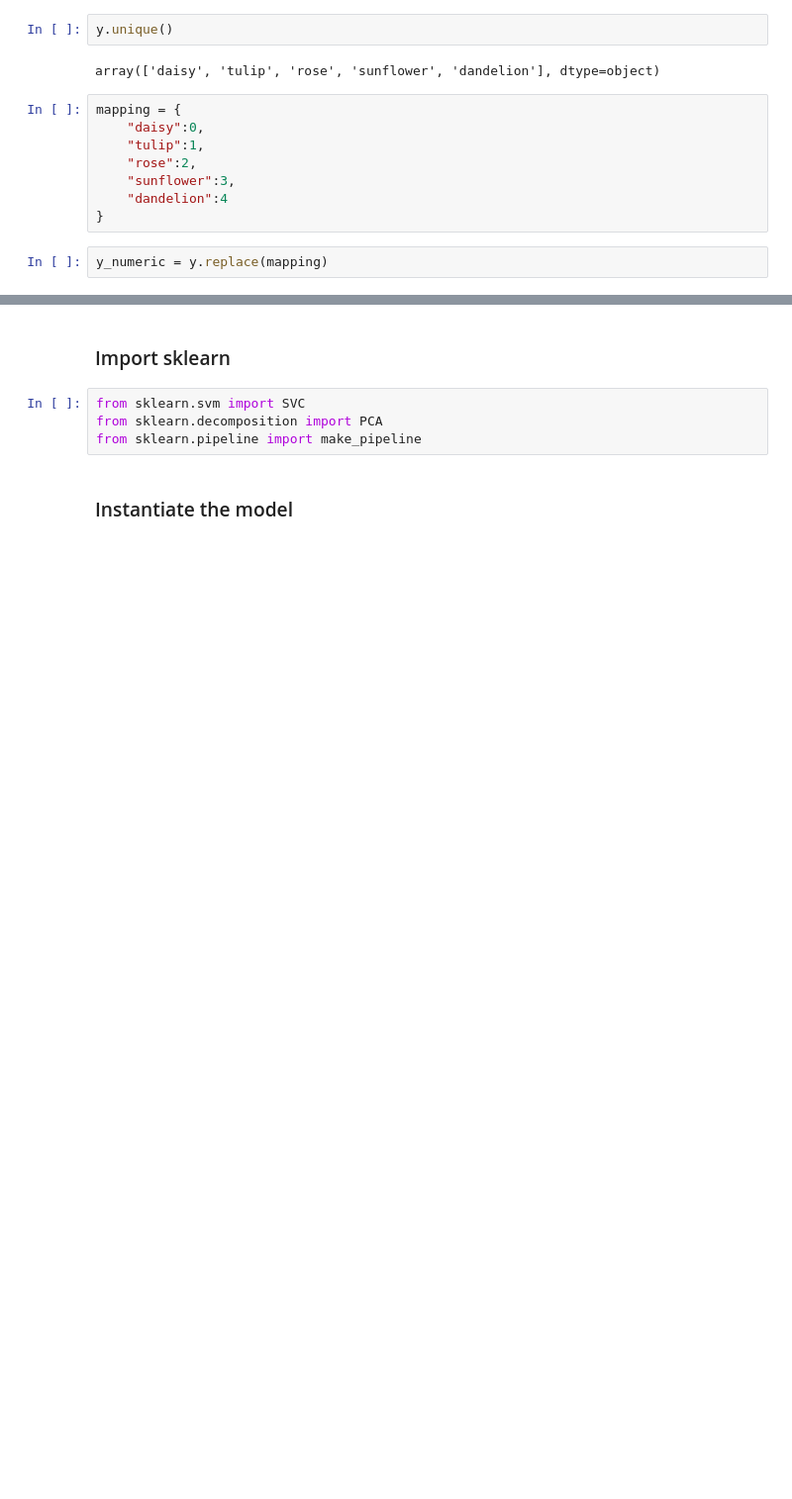
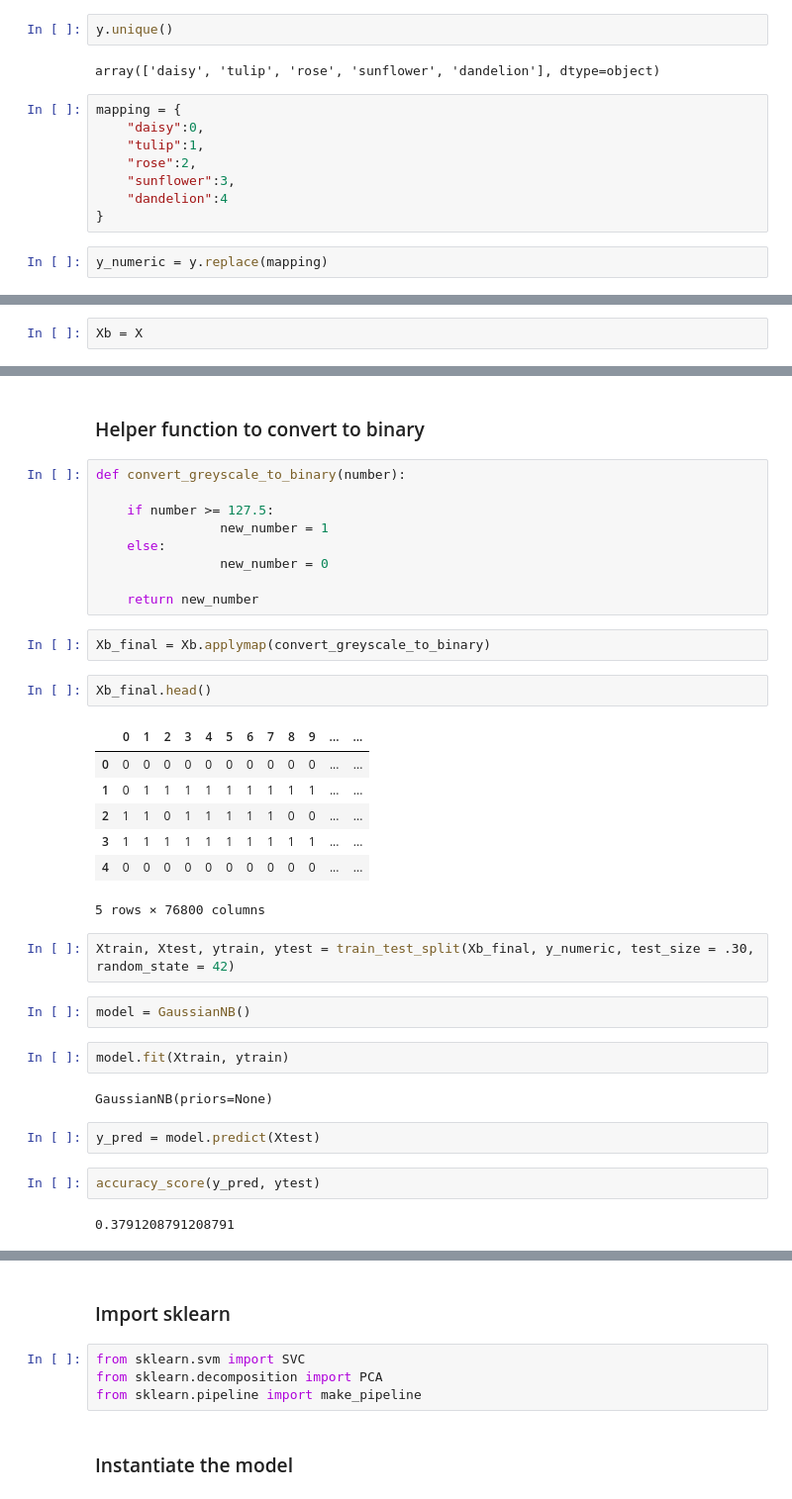
Before and after one commit to danielc92/python_nb_sklearn_support_vector_machines, a Jupyter notebook: nb_sklearn_support_vector_machines_flowers.ipynb, the cells around one changed output, grey strips where cells are left out. Shown at 99% size. Cells and saved outputs as stored; diff of their text form; blank space fills up the shorter version.

Commit message:
Added models for naive guassian bayes, improved accuracy by 10%

```diff
--- a/nb_sklearn_support_vector_machines_flowers.ipynb
+++ b/nb_sklearn_support_vector_machines_flowers.ipynb
@@ -249,0 +222,2 @@ y_numeric = y.replace(mapping)
+# %%
+Xb = X
@@ -249,0 +234,37 @@ y_numeric = y.replace(mapping)
+# %% [markdown]
+### Helper function to convert to binary
+# %%
+def convert_greyscale_to_binary(number):
+
+    if number >= 127.5:
+                new_number = 1
+    else:
+                new_number = 0
+
+    return new_number
+# %%
+Xb_final = Xb.applymap(convert_greyscale_to_binary)
+# %%
+Xb_final.head()
+# %% [output]
+|  | 0 | 1 | 2 | 3 | 4 | 5 | 6 | 7 | 8 | 9 | ... | ... |
+| 0 | 0 | 0 | 0 | 0 | 0 | 0 | 0 | 0 | 0 | 0 | ... | ... |
+| 1 | 0 | 1 | 1 | 1 | 1 | 1 | 1 | 1 | 1 | 1 | ... | ... |
+| 2 | 1 | 1 | 0 | 1 | 1 | 1 | 1 | 1 | 0 | 0 | ... | ... |
+| 3 | 1 | 1 | 1 | 1 | 1 | 1 | 1 | 1 | 1 | 1 | ... | ... |
+| 4 | 0 | 0 | 0 | 0 | 0 | 0 | 0 | 0 | 0 | 0 | ... | ... |
+5 rows × 76800 columns
+# %%
+Xtrain, Xtest, ytrain, ytest = train_test_split(Xb_final, y_numeric, test_size = .30, random_state = 42)
+# %%
+model = GaussianNB()
+# %%
+model.fit(Xtrain, ytrain)
+# %% [output]
+GaussianNB(priors=None)
+# %%
+y_pred = model.predict(Xtest)
+# %%
+accuracy_score(y_pred, ytest)
+# %% [output]
+0.3791208791208791
```
Also changed, not shown: parts of 28 cells of this notebook.
